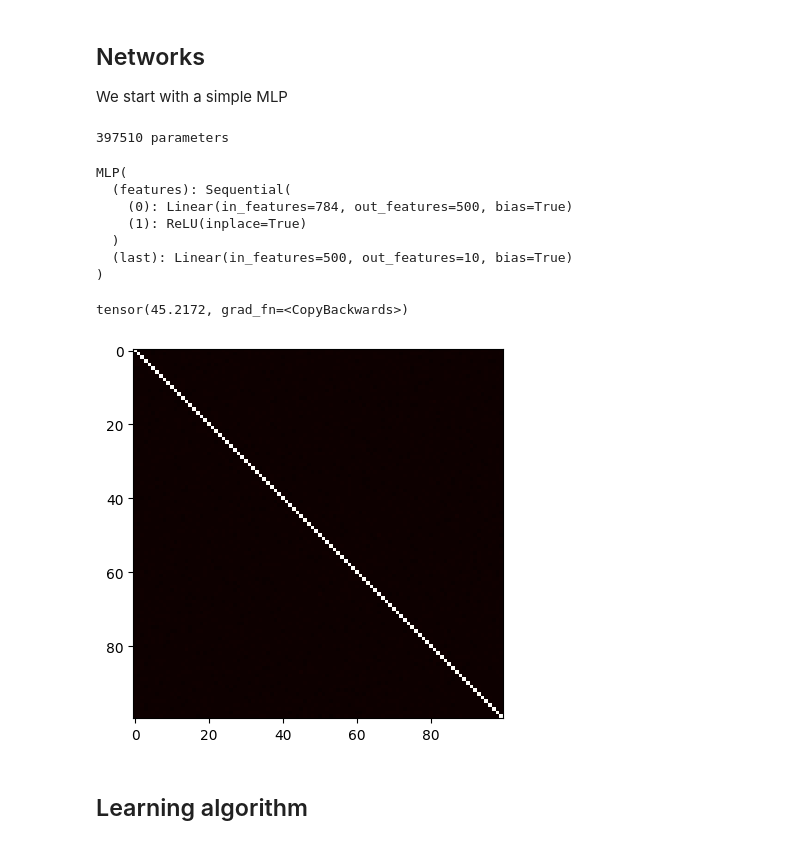
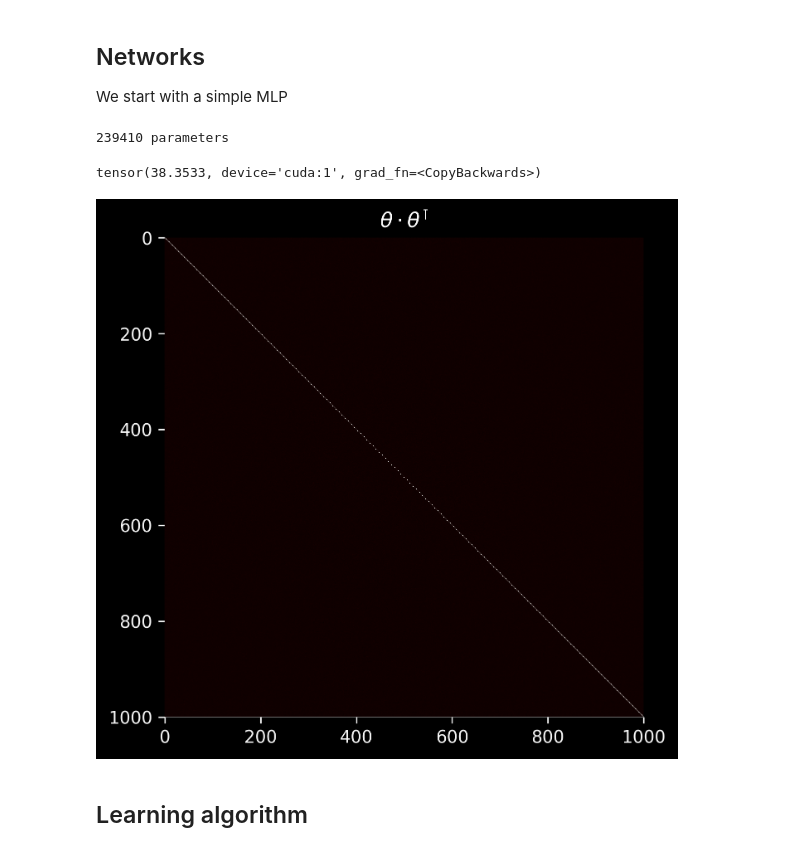
Before and after one commit to GiuliaLanzillotta/randomlearning, a Jupyter notebook: play.ipynb, the cells around one changed output. Drawn from its saved outputs; the diff is of its cells as text; code cells hidden in the pictures.

```diff
--- a/play.ipynb
+++ b/play.ipynb
@@ -129,27 +139,21 @@ class MLP(nn.Module):
     def init_weights(m):
         # pytorch initialisations: https://pytorch.org/docs/stable/nn.init.html
         if isinstance(m, nn.Linear):
-            #torch.nn.init.xavier_uniform_(m.weight)
+            torch.nn.init.xavier_uniform_(m.weight)
             #torch.nn.init.uniform_(m.weight, a = -1., b = 1.)
             #torch.nn.init.normal_(m.weight, mean = 0.0, std = 1.)
             #torch.nn.init.xavier_normal_(m.weight, gain=np.sqrt(2))
             #torch.nn.init.orthogonal_(m.weight, gain=1.)
             #torch.nn.init.kaiming_uniform_(m.weight, nonlinearity='relu')
-            torch.nn.init.kaiming_normal_(m.weight, nonlinearity='relu')
+            #torch.nn.init.kaiming_normal_(m.weight, nonlinearity='relu')
             m.bias.data.fill_(0.01)
 # %%
 input_dim = 28**2
-net = MLP(10, input_dim, num_hidden_layers=1, hidden_dim=500)
+net = MLP(10, input_dim, num_hidden_layers=3, hidden_dim=200)
 net.apply(net.init_weights)
+net = net.to(device)
 # %% [output]
-397510 parameters
+239410 parameters
-MLP(
-  (features): Sequential(
-    (0): Linear(in_features=784, out_features=500, bias=True)
-    (1): ReLU(inplace=True)
-  )
-  (last): Linear(in_features=500, out_features=10, bias=True)
-)
 # %%
 # testing wether the initialisation function works
 net.apply(net.init_weights)
@@ -158,23 +162,49 @@ net.apply(net.init_weights)
 theta_prime = parameters_to_vector(net.parameters())
 torch.norm(theta-theta_prime)
 # %% [output]
-tensor(45.2172, grad_fn=<CopyBackwards>)
+tensor(38.3533, device='cuda:1', grad_fn=<CopyBackwards>)
 # %%
 # generating a random net basis
-K = 100
+K = 1000
 B = []
 for _ in range(K):
     net.apply(net.init_weights)
-    with torch.no_grad(): B.append(parameters_to_vector(net.parameters()))
+    with torch.no_grad(): B.append(parameters_to_vector(net.parameters()).to(device))
 B = torch.vstack(B)
+# %%
+def heatmap(M, title, step=20):
+    fig = plt.figure(figsize=(5,5), dpi=300)
+    plt.imshow(M.cpu(), cmap='hot', interpolation='nearest')
+    ax = plt.gca()
+    # AESTHETICS control
+    fig.set_facecolor("black")
+    [ax.spines[side].set_visible(False) for side in ax.spines]
+    # major and minor grids
+    ticks = list(range(0,K+1,step))
+    plt.yticks(ticks)
+    plt.xticks(ticks)
+
+    #ax.minorticks_on()
+    ax.grid(which='major', color='gray', linewidth=0)
+    ax.grid(which='minor', color='silver', linestyle=':', linewidth=0.6)
+    ax.tick_params(axis='x', colors='whitesmoke')
+    ax.tick_params(axis='y', colors='whitesmoke')
+
+    ax.spines['bottom'].set_color('gray')
+    ax.spines['top'].set_color('gray')
+
+    ax.set_title(title)
+    ax.title.set_color('white')
+    #plt.tight_layout()
+    plt.show()
+    return fig
 # %%
 B2 = torch.matmul(B,B.T)/torch.norm(B)**2
 B2.shape
 
-plt.imshow(B2, cmap='hot', interpolation='nearest')
-plt.show()
+heatmap(B2, title=r'$\theta \cdot \theta^\intercal$', step=200);
 # %% [output]
-[figure, old version]
+[figure, new version]
 # %% [markdown]
 ## Learning algorithm
 # %% [markdown]
```
Also changed, not shown: parts of 16 cells of this notebook.
